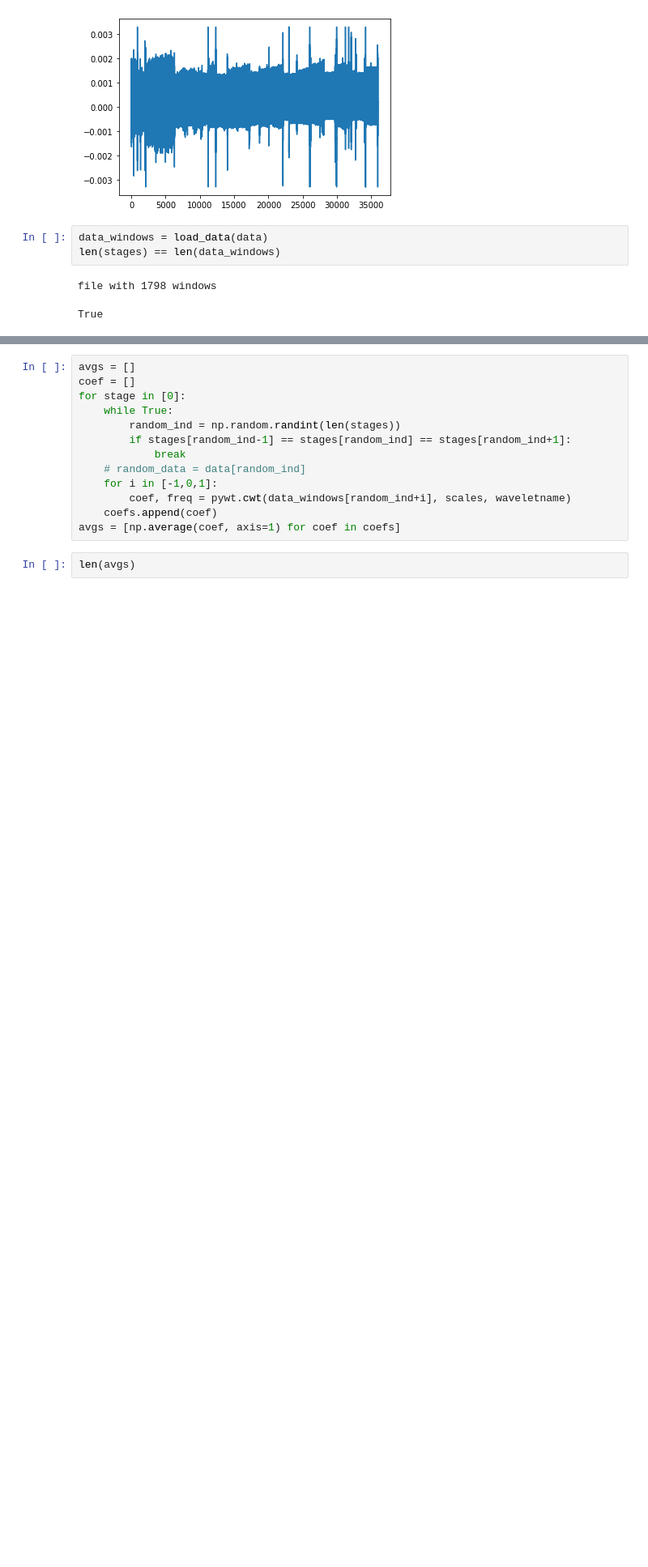
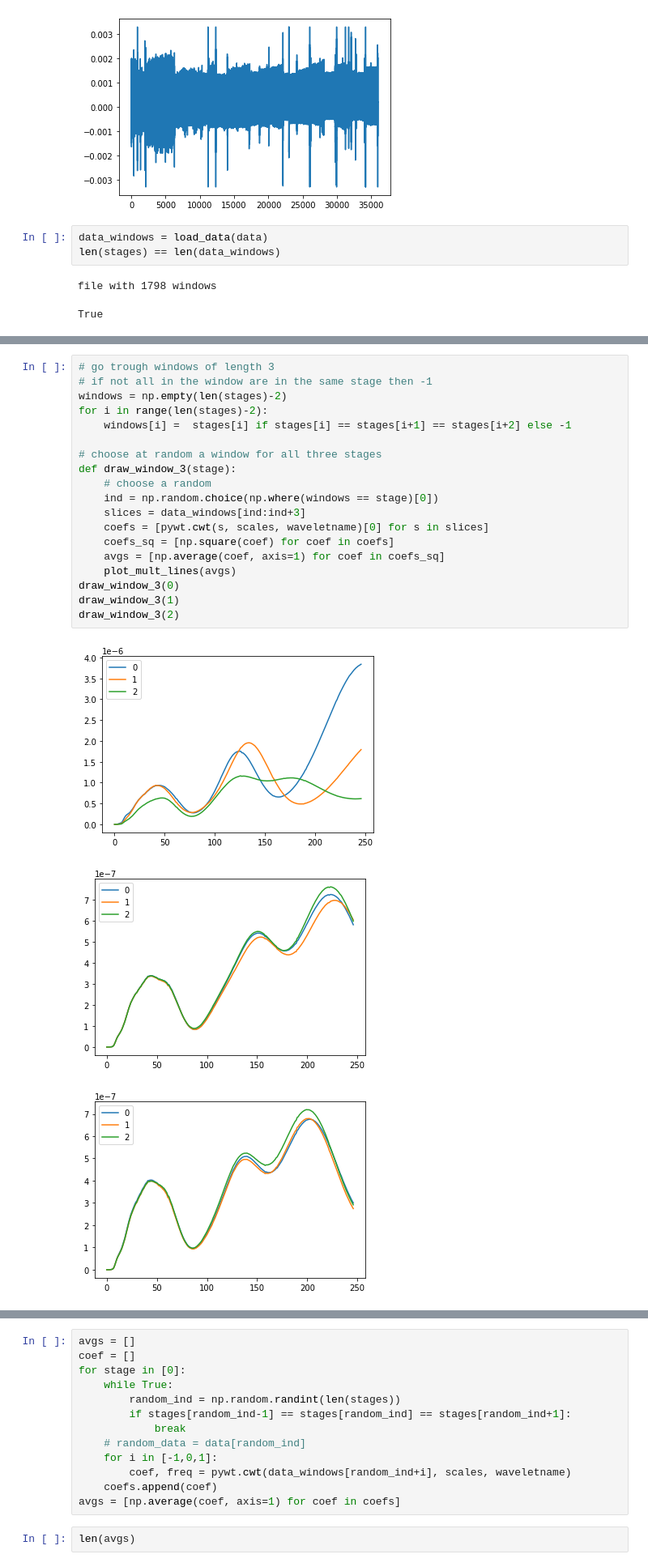
Before and after one commit to IndoIence/mgr_sleep_states, a Jupyter notebook: One_patient_investigation.ipynb, the cells around one changed output, grey strips where cells are left out. Shown at 81% size. Saved outputs shown, nothing was run; the diff lists cells and outputs as text; blank space fills up the shorter version.

```diff
--- a/One_patient_investigation.ipynb
+++ b/One_patient_investigation.ipynb
@@ -180,0 +145,23 @@ plot_mult_lines(avgs)
+# %%
+# go trough windows of length 3
+# if not all in the window are in the same stage then -1
+windows = np.empty(len(stages)-2)
+for i in range(len(stages)-2):
+    windows[i] =  stages[i] if stages[i] == stages[i+1] == stages[i+2] else -1
+
+# choose at random a window for all three stages
+def draw_window_3(stage):
+    # choose a random
+    ind = np.random.choice(np.where(windows == stage)[0])
+    slices = data_windows[ind:ind+3]
+    coefs = [pywt.cwt(s, scales, waveletname)[0] for s in slices]
+    coefs_sq = [np.square(coef) for coef in coefs]
+    avgs = [np.average(coef, axis=1) for coef in coefs_sq]
+    plot_mult_lines(avgs)
+draw_window_3(0)
+draw_window_3(1)
+draw_window_3(2)
+# %% [output]
+[figure, added]
+[figure, added]
+[figure, added]
```
Also changed, not shown: parts of 10 cells of this notebook, 1 other file.
